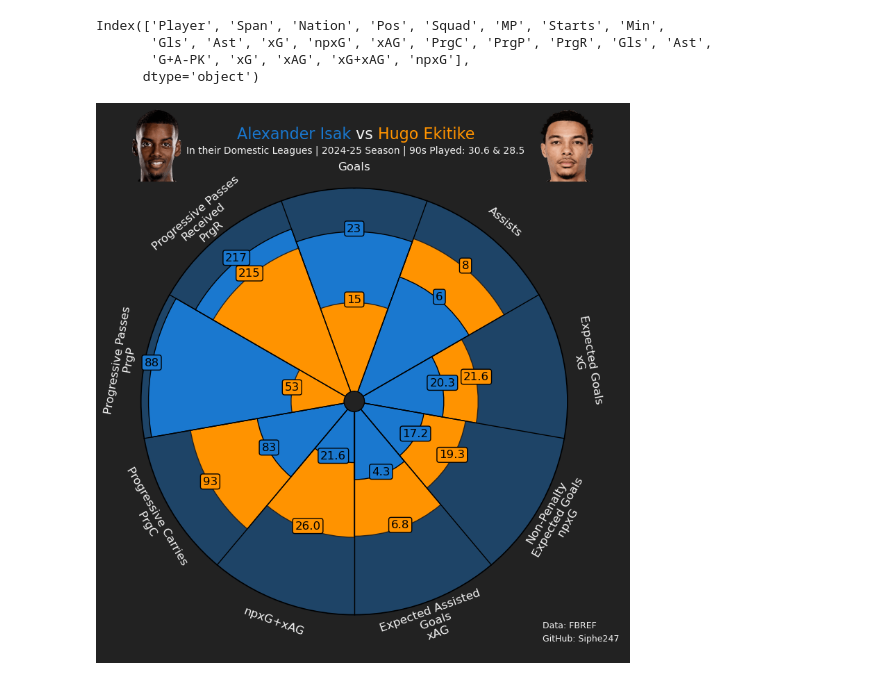
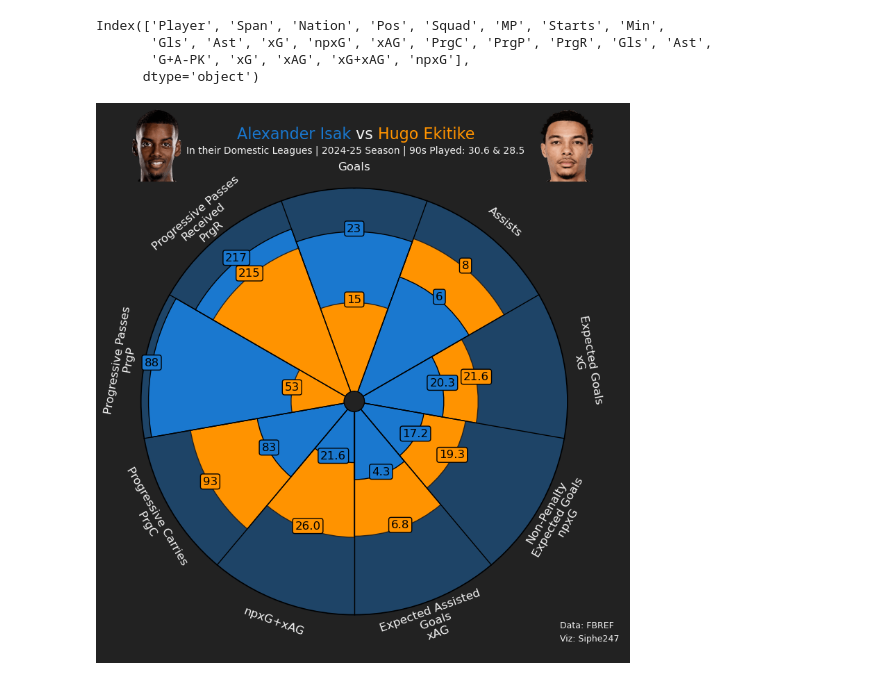
Before and after one commit to Siphe247/Comparison-Pizza, a Jupyter notebook: Ekitike vs Isak Performance, Expected, Progression.ipynb, the cells around one changed output. Cells and saved outputs as stored; diff of their text form; code cells hidden in the pictures.

```diff
--- a/Ekitike vs Isak Performance, Expected, Progression.ipynb
+++ b/Ekitike vs Isak Performance, Expected, Progression.ipynb
@@ -118,33 +118,33 @@ fig_text(
     ha="center",color="#F2F2F2"
 )
 
 #Add subtitle
 fig.text(
     0.515, 0.942, "In their Domestic Leagues | 2024-25 Season | 90s Played: 30.6 & 28.5",
     size=10,
     ha="center", color="#F2F2F2"
 )
 
 #Add player images
 ax2 = fig.add_axes([.09,0.89,.13,.13])
 ax2.axis('off')
 img = Image.open('/Users/siphuvuyomngxunyeni/Downloads/Football Analytics/Isak.png')
 ax2.imshow(img)
 ax=fig.add_axes([.83,0.89,.13,.13])
 ax.axis('off')
 img3=Image.open('/Users/siphuvuyomngxunyeni/Downloads/Football Analytics/Ekitike.png')
 ax.imshow(img3)
 
 #Add credits
 CREDIT_1="Data: FBREF"
-CREDIT_2="GitHub: Siphe247"
+CREDIT_2="Viz: Siphe247"
 
 fig_text(
     0.99, 0.1, f"{CREDIT_1}\n{CREDIT_2}", size=9,
     color="#F2F2F2",
     ha="right"
 )
 
-plt.savefig('/Users/siphuvuyomngxunyeni/Downloads/Football Analytics/Ekitike vs Isak.png', dpi=300, bbox_inches='tight')
+plt.savefig('/Users/siphuvuyomngxunyeni/Downloads/Football Analytics/Ekitike vs Isak 24-25.png', dpi=300, bbox_inches='tight')
 # %% [output]
-[figure, old version]
+[figure, new version]
```
Also changed, not shown: 3 other files.
